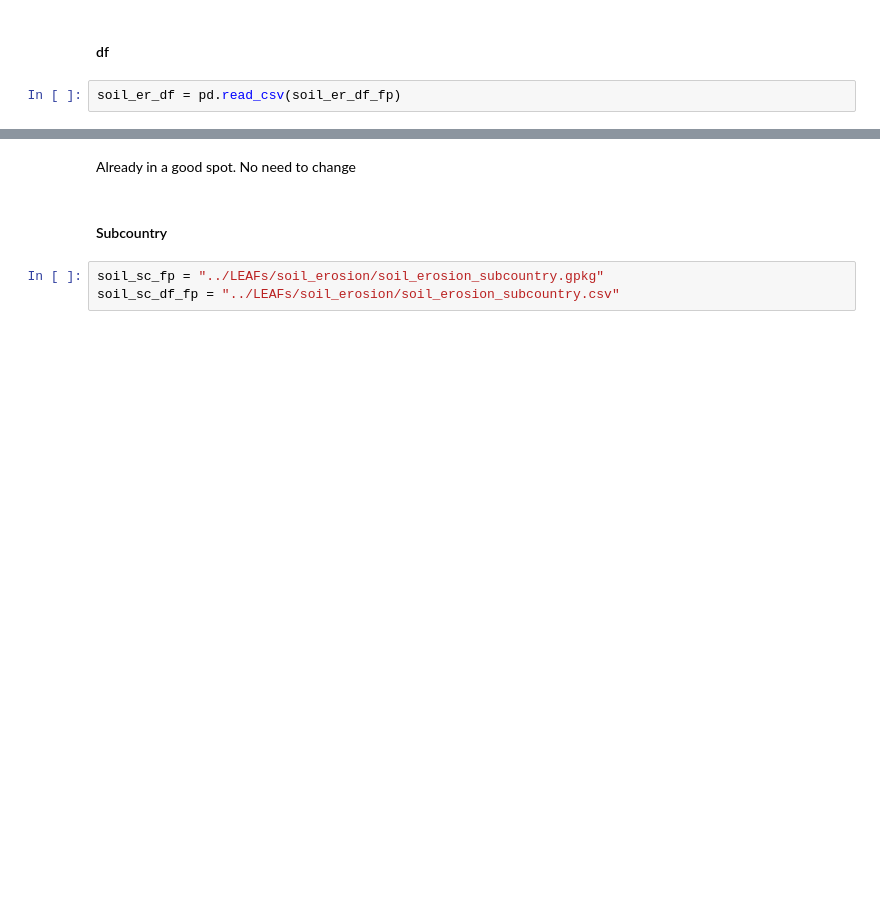
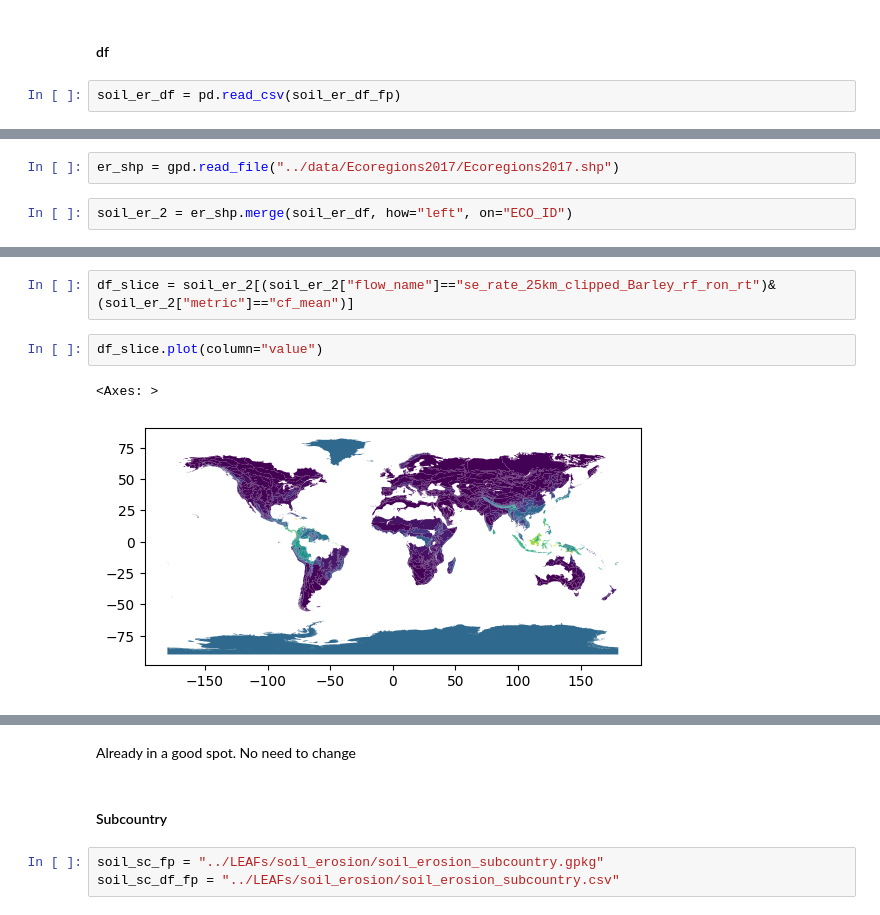
Before and after one commit to cloyolaangosto/SBTN_Test, a Jupyter notebook: LEAFs/Name_Cleaning.ipynb, the cells around one changed output, grey strips where cells are left out. Saved outputs shown, nothing was run; the diff lists cells and outputs as text; blank space fills up the shorter version.

```diff
--- a/LEAFs/Name_Cleaning.ipynb
+++ b/LEAFs/Name_Cleaning.ipynb
@@ -402,0 +443,4 @@ soil_er_df.head()
+# %%
+er_shp = gpd.read_file("../data/Ecoregions2017/Ecoregions2017.shp")
+# %%
+soil_er_2 = er_shp.merge(soil_er_df, how="left", on="ECO_ID")
@@ -402,0 +456,7 @@ soil_er_df.head()
+# %%
+df_slice = soil_er_2[(soil_er_2["flow_name"]=="se_rate_25km_clipped_Barley_rf_ron_rt")&(soil_er_2["metric"]=="cf_mean")]
+# %%
+df_slice.plot(column="value")
+# %% [output]
+<Axes: >
+[figure, added]
```
Also changed, not shown: parts of 11 cells of this notebook.
